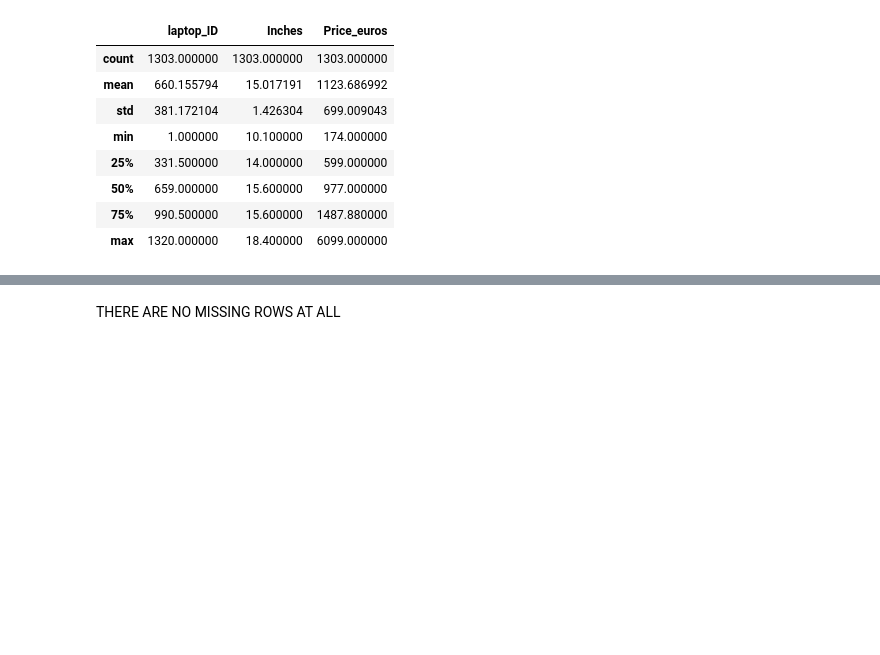
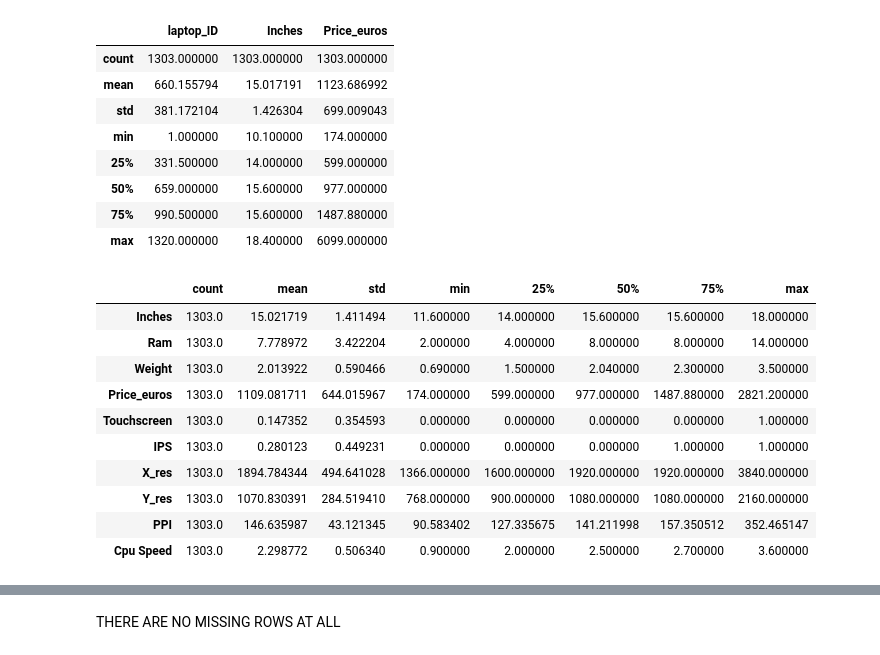
Before and after one commit to Snow-Works/CPE-GROUP-A3, a Jupyter notebook: CPE Group A3 Phase 1 - 5.ipynb, the cells around one changed output, grey strips where cells are left out. Drawn from its saved outputs; the diff is of its cells as text; code cells hidden in the pictures; blank space fills up the shorter version.

Commit message:
Added few comments and improved dataset loading

```diff
--- a/CPE Group A3 Phase 1 - 5.ipynb
+++ b/CPE Group A3 Phase 1 - 5.ipynb
@@ -13,5 +14,7 @@ from sklearn.compose import ColumnTransformer
 import warnings
 warnings.filterwarnings('ignore')
 # %%
-df = pd.read_csv('C:/Users/Tech/OneDrive/Documenten/datasets/laptop_price.csv', encoding = 'latin-1')
+# using dataset saved in GitHub
+url = "https://raw.githubusercontent.com/Snow-Works/CPE-GROUP-A3/main/laptop_price.csv"
+df = pd.read_csv(url, encoding="latin1")
 # %%
@@ -71,6 +77,20 @@ df.describe()
 | 50% | 659.000000 | 15.600000 | 977.000000 |
 | 75% | 990.500000 | 15.600000 | 1487.880000 |
 | max | 1320.000000 | 18.400000 | 6099.000000 |
+# %%
+df.describe().T
+# %% [output]
+|  | count | mean | std | min | 25% | 50% | 75% | max |
+| Inches | 1303.0 | 15.021719 | 1.411494 | 11.600000 | 14.000000 | 15.600000 | 15.600000 | 18.000000 |
+| Ram | 1303.0 | 7.778972 | 3.422204 | 2.000000 | 4.000000 | 8.000000 | 8.000000 | 14.000000 |
+| Weight | 1303.0 | 2.013922 | 0.590466 | 0.690000 | 1.500000 | 2.040000 | 2.300000 | 3.500000 |
+| Price_euros | 1303.0 | 1109.081711 | 644.015967 | 174.000000 | 599.000000 | 977.000000 | 1487.880000 | 2821.200000 |
+| Touchscreen | 1303.0 | 0.147352 | 0.354593 | 0.000000 | 0.000000 | 0.000000 | 0.000000 | 1.000000 |
+| IPS | 1303.0 | 0.280123 | 0.449231 | 0.000000 | 0.000000 | 0.000000 | 1.000000 | 1.000000 |
+| X_res | 1303.0 | 1894.784344 | 494.641028 | 1366.000000 | 1600.000000 | 1920.000000 | 1920.000000 | 3840.000000 |
+| Y_res | 1303.0 | 1070.830391 | 284.519410 | 768.000000 | 900.000000 | 1080.000000 | 1080.000000 | 2160.000000 |
+| PPI | 1303.0 | 146.635987 | 43.121345 | 90.583402 | 127.335675 | 141.211998 | 157.350512 | 352.465147 |
+| Cpu Speed | 1303.0 | 2.298772 | 0.506340 | 0.900000 | 2.000000 | 2.500000 | 2.700000 | 3.600000 |
 # %%
 df.isnull().sum()
 # %% [output]
```
Also changed, not shown: parts of 6 cells of this notebook.
